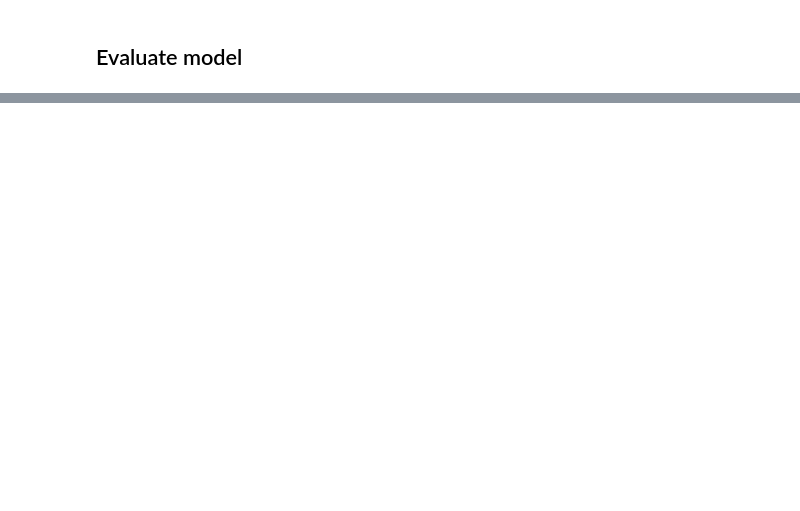
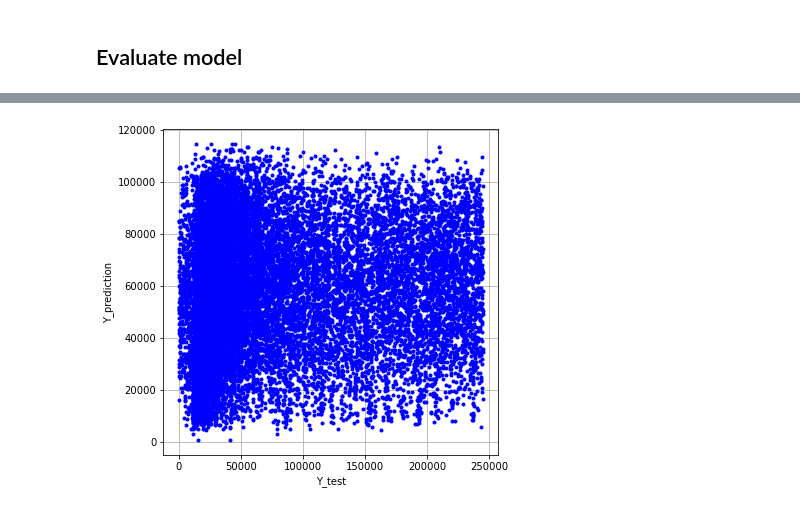
Before and after one commit to timwinter06/salary_predcition, a Jupyter notebook: preprocessing.ipynb, the cells around one changed output, grey strips where cells are left out. Drawn from its saved outputs; the diff is of its cells as text; code cells hidden in the pictures; blank space fills up the shorter version.

```diff
--- a/preprocessing.ipynb
+++ b/preprocessing.ipynb
@@ -172,7 +180,7 @@ for key, value in glove_dict.items():
 # %%
 # create a weight matrix for words in training docs
 embedding_matrix = np.zeros((size_of_vocabulary, 25))
-for word, i in tokenizer.word_index.items():
+for word, i in word_index.items():
     embedding_vector = embeddings_index.get(word)
     if embedding_vector is not None:
         embedding_matrix[i] = embedding_vector
@@ -185,8 +194,8 @@ from keras import layers
 # %%
-model =Sequential()
+model = Sequential()
 model.add(layers.Embedding(size_of_vocabulary, 25, weights=[embedding_matrix], input_length=max_length, trainable=False))
 model.add(layers.Flatten())
-#model.add(layers.Dense(10, activation = 'relu'))
+model.add(layers.Dense(10, activation = 'relu'))
 model.add(layers.Dense(1, activation='linear'))
 model.compile(loss='mean_squared_error', optimizer='adam')
 print(model.summary())
@@ -196,6 +221,6 @@ NameError: name 'Sequential' is not defined
 ## Train model
 # %%
 # fit the model
-model.fit(X_train_padded, y_train.values, epochs=10, verbose=0,
+history = model.fit(X_train_padded, y_train.values, epochs=10, verbose=1,
          validation_data=(X_val_padded, y_val.values))
 # %% [output]
@@ -208,0 +253,2 @@ print('MSE: {}'.format(loss))
+# %%
+y_predict = model.predict(X_test_padded)
@@ -208,0 +258,14 @@ print('MSE: {}'.format(loss))
+# %%
+limits= [0,100000]
+plt_nr = 10000
+fig = plt.figure(figsize = (6,6))
+ax = fig.add_subplot(1, 1, 1)
+ax.plot(y_test.values[0:plt_nr], y_predict[0:plt_nr], 'b.')
+ax.set_ylabel('Y_prediction')
+ax.set_xlabel('Y_test')
+# ax.set_xlim(limits)
+# ax.set_ylim(limits)
+plt.grid()
+plt.show()
+# %% [output]
+[figure, added]
```
Also changed, not shown: parts of 14 cells of this notebook, 1 other file.
